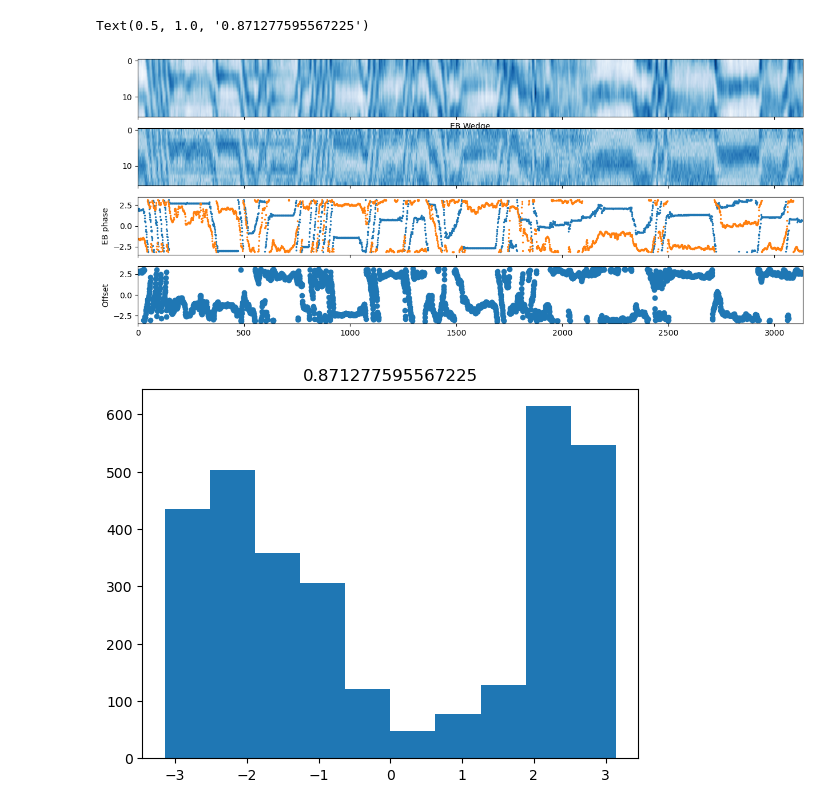
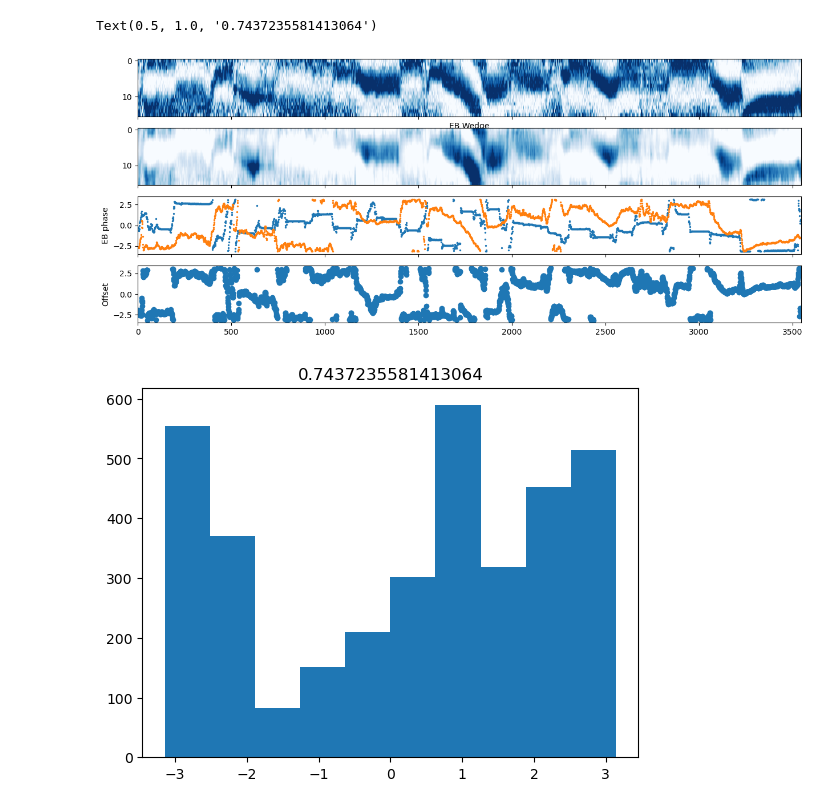
Before and after one commit to yfisher-lab/NeuromodPlasticity, a Jupyter notebook: Notebooks/SingleSessionPreprocessing.ipynb, the cells around one changed output. Cells and saved outputs as stored; diff of their text form; code cells hidden in the pictures.

```diff
--- a/Notebooks/SingleSessionPreprocessing.ipynb
+++ b/Notebooks/SingleSessionPreprocessing.ipynb
@@ -13,14 +13,14 @@ import SessionTools.two_photon as st2p
 
 %matplotlib inline
 # %%
-session_info = {'date': "17_12_2024",
-                'genotype_dir': 'EPG_jGCaMP7b_VK05',
-                'fly': 'fly5',
-                'session': 'closed_loop-000',
-                'fictrac_scan_num':0,
-                'fictrac_dat_file' : 'fictrac-20241217_121235.dat',
-                'full_genotype': '+; EPG-AD/+; EPG-DBD/UAS-jGCaMP7b',
-                'ecl date': '12/12/2024',
+session_info = {'date': "11_01_2025",
+                'genotype_dir': 'EPG_jGCaMP7f_OctB1RRNAi/control',
+                'fly': 'fly3',
+                'session': 'closed_loop-002',
+                'fictrac_scan_num':2,
+                'fictrac_dat_file' : 'fictrac-20250111_110455.dat',
+                'full_genotype': '',
+                'ecl date': '',
                 'notes': ''}
 
 
@@ -81,5 +78,7 @@ pp.extract_timeseries(max_proj=False)
 # %%
-y = pp.calculate_zscored_F('rois', zscore=False, exp_detrend = False)
+# y = pp.calculate_zscored_F('rois', zscore=False, exp_detrend = False)-1
+y = pp.calculate_zscored_F('rois', zscore=False, exp_detrend = True)-1
+# y = pp.calculate_zscored_F('rois', zscore=True, exp_detrend = True)
 # y = y  - pp.timeseries['background']
 # %%
 fig, ax= plt.subplots()
@@ -121,32 +120,32 @@ ax.plot(y_sm[-1,0,:])
 # %%
 fig, ax= plt.subplots(4,1, figsize=[15,6], sharex=True)
-ax[0].imshow(y_sm[-1,::-1,:], aspect='auto', cmap= 'Blues') #, vmin=-1,vmax=1)#, vmin=-1,vmax=1)
-ax[1].imshow(y_sm_dm[-1,::-1,:], aspect='auto', cmap= 'Blues') #, vmin=-1,vmax=1)#, vmin=-1,vmax=1)
+ax[0].imshow(y_sm_dm[-1,::-1,:], aspect='auto', cmap= 'Blues', vmin=-1,vmax=1)#, vmin=-1,vmax=1)
+ax[1].imshow(y_sm[-1,::-1,:], aspect='auto', cmap= 'Blues', vmin=-.1,vmax=.8)#, vmin=-1,vmax=1)
 # ax[0].imshow(y_sm_dm[-1,::-1,:], aspect='auto', cmap= 'Blues') #, vmin=-1,vmax=1)#, vmin=-1,vmax=1)
 # ax[0].scatter(np.arange(y.shape[-1]), 15*(heading+np.pi)/2/np.pi)
 ax[0].set_xlabel('EB Wedge')
 
 
 # print(pp.voltage_recording_aligned.columns)
 # fig, ax= plt.subplots()
 
 x = np.arange(y.shape[-1])
 # print(y.shape, heading.shape)
 ax[2].scatter(x[:]-x[0],heading[:], s=2)
 ax[2].scatter(x[:]-x[0], phi[:], s=2)
 ax[2].set_ylabel('EB phase')
 ax[3].scatter(x[:]-x[0], offset[:])
 ax[3].set_ylabel('Offset')
 # fig.savefig('/media/mplitt/SSD_storage/fig_scratch/LabMeetings/05_09_2024/hm4d_pilot.pdf')
 dh = np.angle(np.exp(1j*np.ediff1d(pp.voltage_recording_aligned[' Heading'].to_numpy(), to_end=0)))
-mask = (np.abs(dh)>.1) & ((heading>.7) | (heading<-.7) )
+mask = (np.abs(dh)>.00) #& ((heading>.5) | (heading<-.5) )
 fig, ax= plt.subplots()
 ax.hist(offset)
 ax.set_title(sp.stats.circvar(offset[mask]))
 # %% [output]
-Text(0.5, 1.0, '0.871277595567225')
+Text(0.5, 1.0, '0.7437235581413064')
-[figure, old version]
+[figure, new version]
-[figure, old version]
+[figure, new version]
 # %%
 heading_ind = ((n_rois-1)*(heading+np.pi)/2/np.pi).astype(int)
 # print(heading_ind, y_sm.shape)
```
Also changed, not shown: parts of 13 cells of this notebook, 6 other files.
